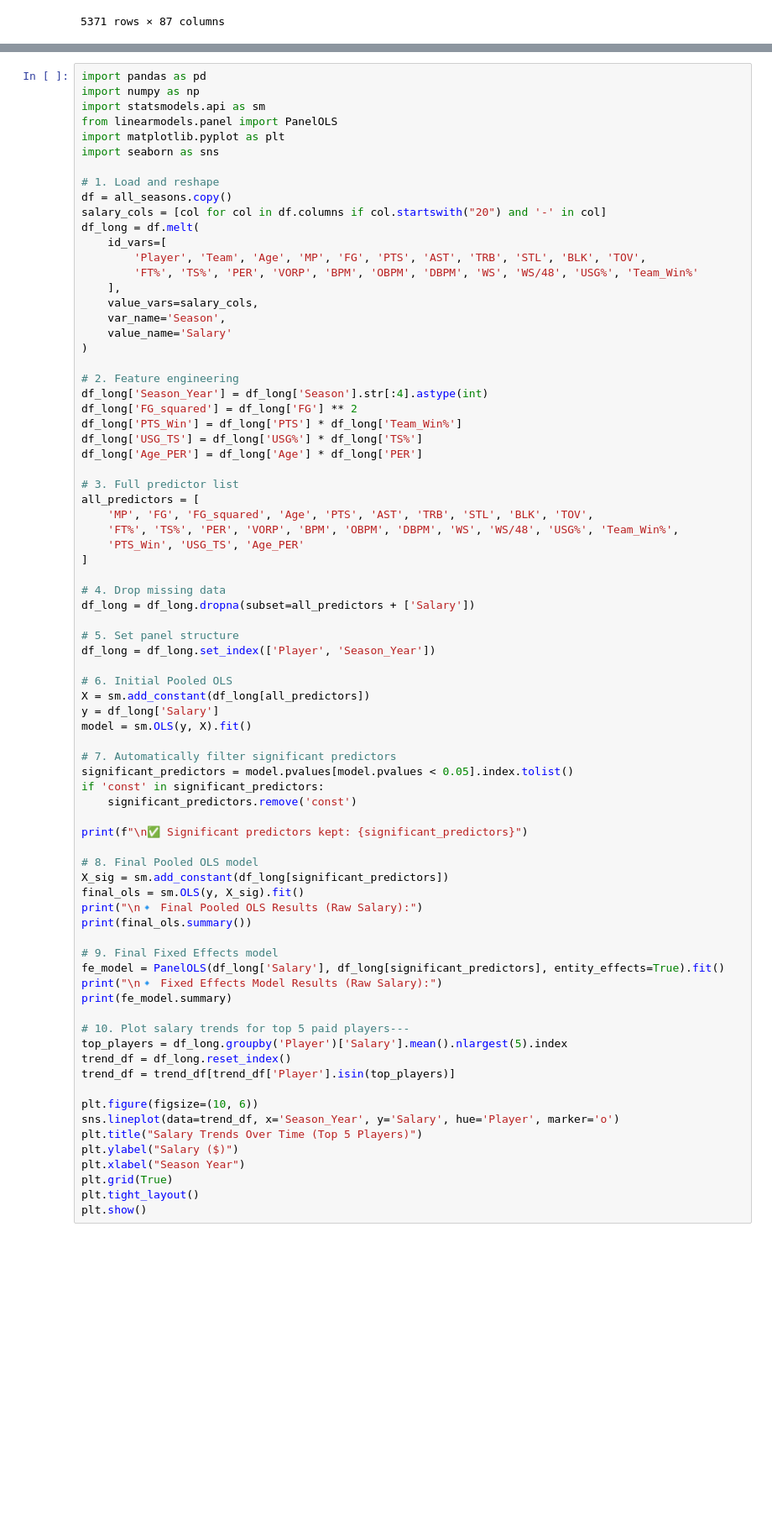
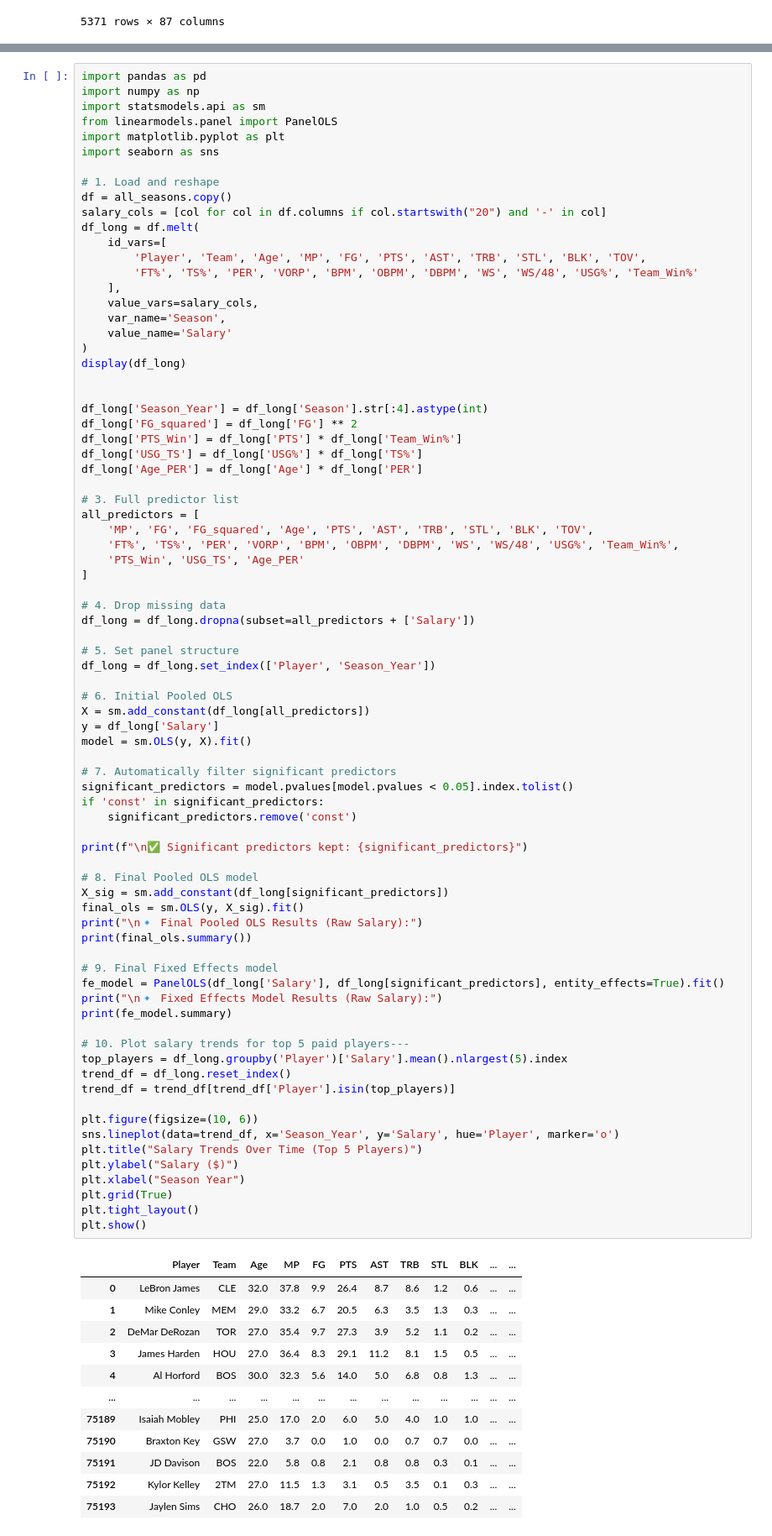
Before and after one commit to garethjones1/econometricsNBA, a Jupyter notebook: beginning.ipynb, the cells around one changed output, grey strips where cells are left out. Shown at 84% size. Drawn from its saved outputs; the diff is of its cells as text; blank space fills up the shorter version.

```diff
--- a/beginning.ipynb
+++ b/beginning.ipynb
@@ -591,8 +502,9 @@ df_long = df.melt(
     var_name='Season',
     value_name='Salary'
 )
+display(df_long)
 
-# 2. Feature engineering
+
 df_long['Season_Year'] = df_long['Season'].str[:4].astype(int)
 df_long['FG_squared'] = df_long['FG'] ** 2
 df_long['PTS_Win'] = df_long['PTS'] * df_long['Team_Win%']
@@ -622,30 +534,42 @@ significant_predictors = model.pvalues[model.pvalues < 0.05].index.tolist()
 if 'const' in significant_predictors:
     significant_predictors.remove('const')
 
 print(f"\n✅ Significant predictors kept: {significant_predictors}")
 
 # 8. Final Pooled OLS model
 X_sig = sm.add_constant(df_long[significant_predictors])
 final_ols = sm.OLS(y, X_sig).fit()
 print("\n🔹 Final Pooled OLS Results (Raw Salary):")
 print(final_ols.summary())
 
 # 9. Final Fixed Effects model
 fe_model = PanelOLS(df_long['Salary'], df_long[significant_predictors], entity_effects=True).fit()
 print("\n🔹 Fixed Effects Model Results (Raw Salary):")
 print(fe_model.summary)
 
 # 10. Plot salary trends for top 5 paid players---
 top_players = df_long.groupby('Player')['Salary'].mean().nlargest(5).index
 trend_df = df_long.reset_index()
 trend_df = trend_df[trend_df['Player'].isin(top_players)]
 
 plt.figure(figsize=(10, 6))
 sns.lineplot(data=trend_df, x='Season_Year', y='Salary', hue='Player', marker='o')
 plt.title("Salary Trends Over Time (Top 5 Players)")
 plt.ylabel("Salary ($)")
 plt.xlabel("Season Year")
 plt.grid(True)
 plt.tight_layout()
 plt.show()
 # %% [output]
+|  | Player | Team | Age | MP | FG | PTS | AST | TRB | STL | BLK | ... | ... |
+| 0 | LeBron James | CLE | 32.0 | 37.8 | 9.9 | 26.4 | 8.7 | 8.6 | 1.2 | 0.6 | ... | ... |
+| 1 | Mike Conley | MEM | 29.0 | 33.2 | 6.7 | 20.5 | 6.3 | 3.5 | 1.3 | 0.3 | ... | ... |
+| 2 | DeMar DeRozan | TOR | 27.0 | 35.4 | 9.7 | 27.3 | 3.9 | 5.2 | 1.1 | 0.2 | ... | ... |
+| 3 | James Harden | HOU | 27.0 | 36.4 | 8.3 | 29.1 | 11.2 | 8.1 | 1.5 | 0.5 | ... | ... |
+| 4 | Al Horford | BOS | 30.0 | 32.3 | 5.6 | 14.0 | 5.0 | 6.8 | 0.8 | 1.3 | ... | ... |
+| ... | ... | ... | ... | ... | ... | ... | ... | ... | ... | ... | ... | ... |
+| 75189 | Isaiah Mobley | PHI | 25.0 | 17.0 | 2.0 | 6.0 | 5.0 | 4.0 | 1.0 | 1.0 | ... | ... |
+| 75190 | Braxton Key | GSW | 27.0 | 3.7 | 0.0 | 1.0 | 0.0 | 0.7 | 0.7 | 0.0 | ... | ... |
+| 75191 | JD Davison | BOS | 22.0 | 5.8 | 0.8 | 2.1 | 0.8 | 0.8 | 0.3 | 0.1 | ... | ... |
+| 75192 | Kylor Kelley | 2TM | 27.0 | 11.5 | 1.3 | 3.1 | 0.5 | 3.5 | 0.1 | 0.3 | ... | ... |
+| 75193 | Jaylen Sims | CHO | 26.0 | 18.7 | 2.0 | 7.0 | 2.0 | 1.0 | 0.5 | 0.2 | ... | ... |
```
Also changed, not shown: parts of 9 cells of this notebook, 1 other file.
